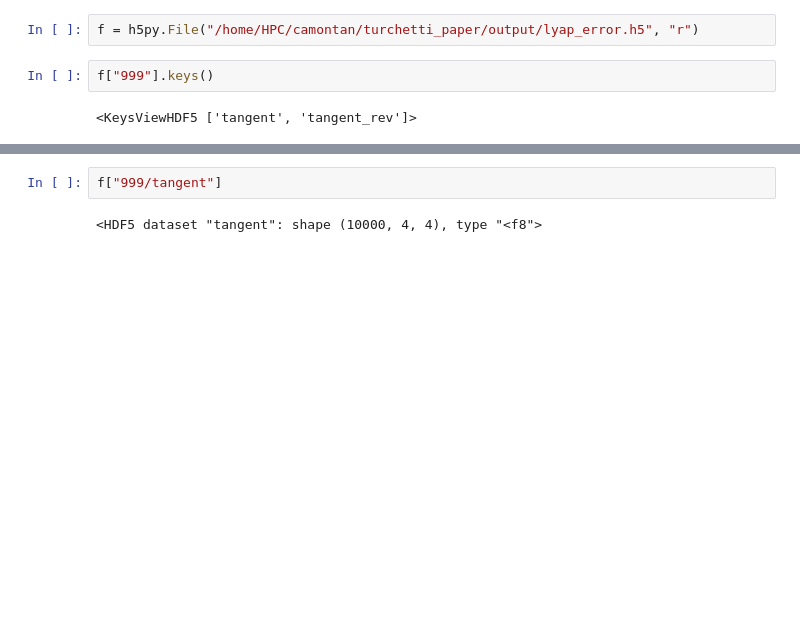
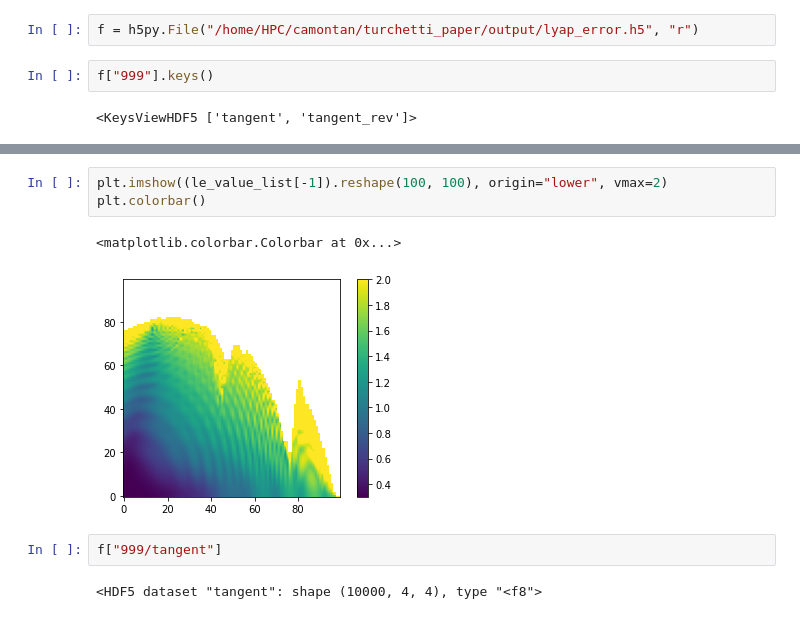
Before and after one commit to carlidel/tangent_map, a Jupyter notebook: tests.ipynb, the cells around one changed output, grey strips where cells are left out. Drawn from its saved outputs; the diff is of its cells as text; blank space fills up the shorter version.

```diff
--- a/tests.ipynb
+++ b/tests.ipynb
@@ -242,3 +296,9 @@ f["999"].keys()
+# %%
+plt.imshow((le_value_list[-1]).reshape(100, 100), origin="lower", vmax=2)
+plt.colorbar()
+# %% [output]
+<matplotlib.colorbar.Colorbar at 0x...>
+[figure, added]
 # %%
 f["999/tangent"]
 # %% [output]
```
Also changed, not shown: parts of 10 cells of this notebook, 13 other files.
